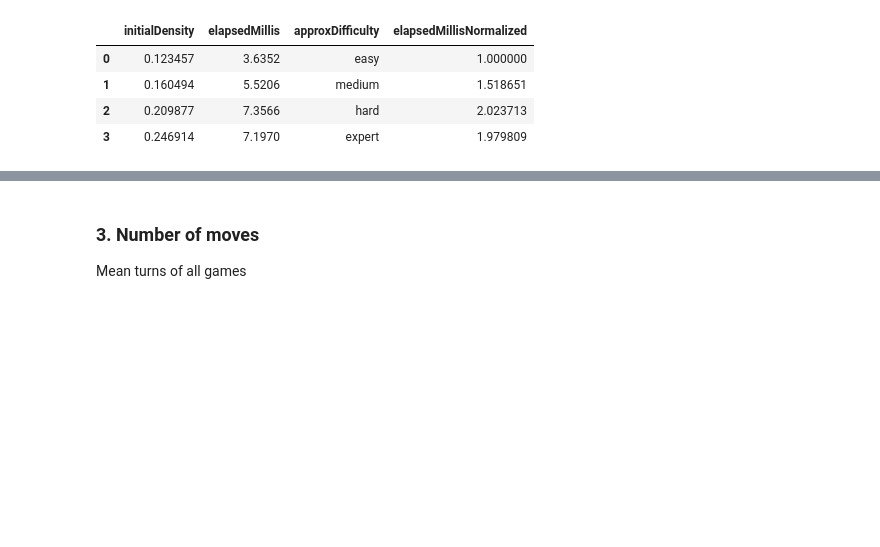
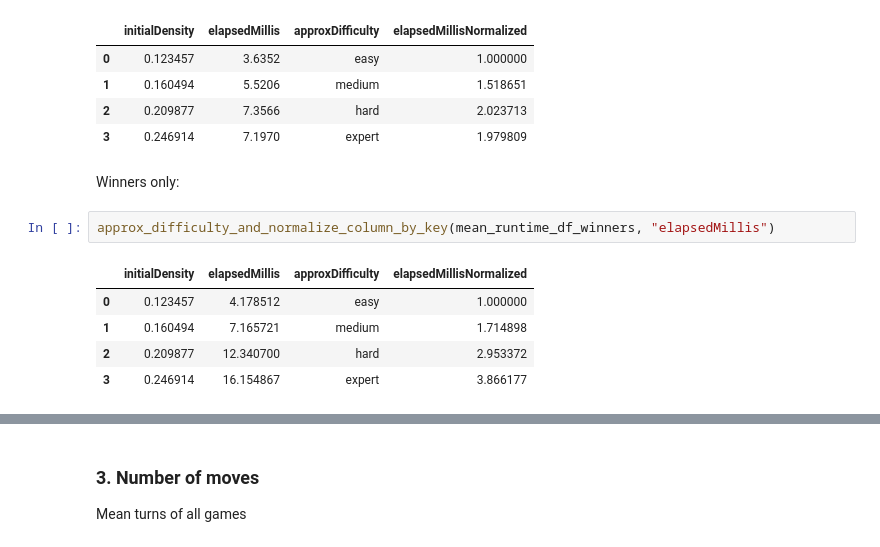
Before and after one commit to dsoman24/minesweeper, a Jupyter notebook: analysis/analysis.ipynb, the cells around one changed output, grey strips where cells are left out. Cells and saved outputs as stored; diff of their text form; blank space fills up the shorter version.

```diff
--- a/analysis/analysis.ipynb
+++ b/analysis/analysis.ipynb
@@ -186,3 +186,13 @@ approx_difficulty_and_normalize_column_by_key(mean_runtime_df, "elapsedMillis")
 | 1 | 0.160494 | 5.5206 | medium | 1.518651 |
 | 2 | 0.209877 | 7.3566 | hard | 2.023713 |
 | 3 | 0.246914 | 7.1970 | expert | 1.979809 |
+# %% [markdown]
+Winners only:
+# %%
+approx_difficulty_and_normalize_column_by_key(mean_runtime_df_winners, "elapsedMillis")
+# %% [output]
+|  | initialDensity | elapsedMillis | approxDifficulty | elapsedMillisNormalized |
+| 0 | 0.123457 | 4.178512 | easy | 1.000000 |
+| 1 | 0.160494 | 7.165721 | medium | 1.714898 |
+| 2 | 0.209877 | 12.340700 | hard | 2.953372 |
+| 3 | 0.246914 | 16.154867 | expert | 3.866177 |
```
Also changed, not shown: parts of 5 cells of this notebook, 6 other files.
